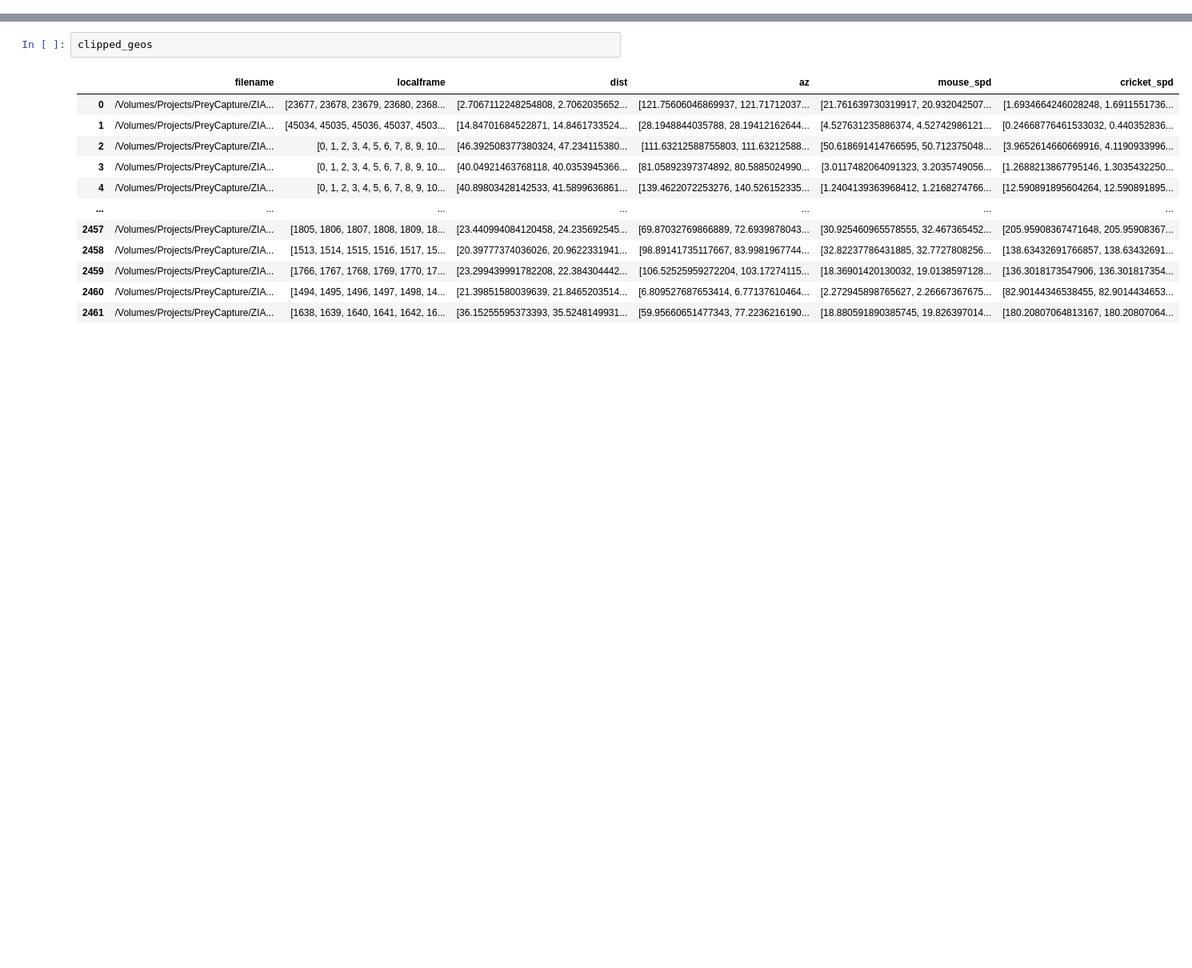
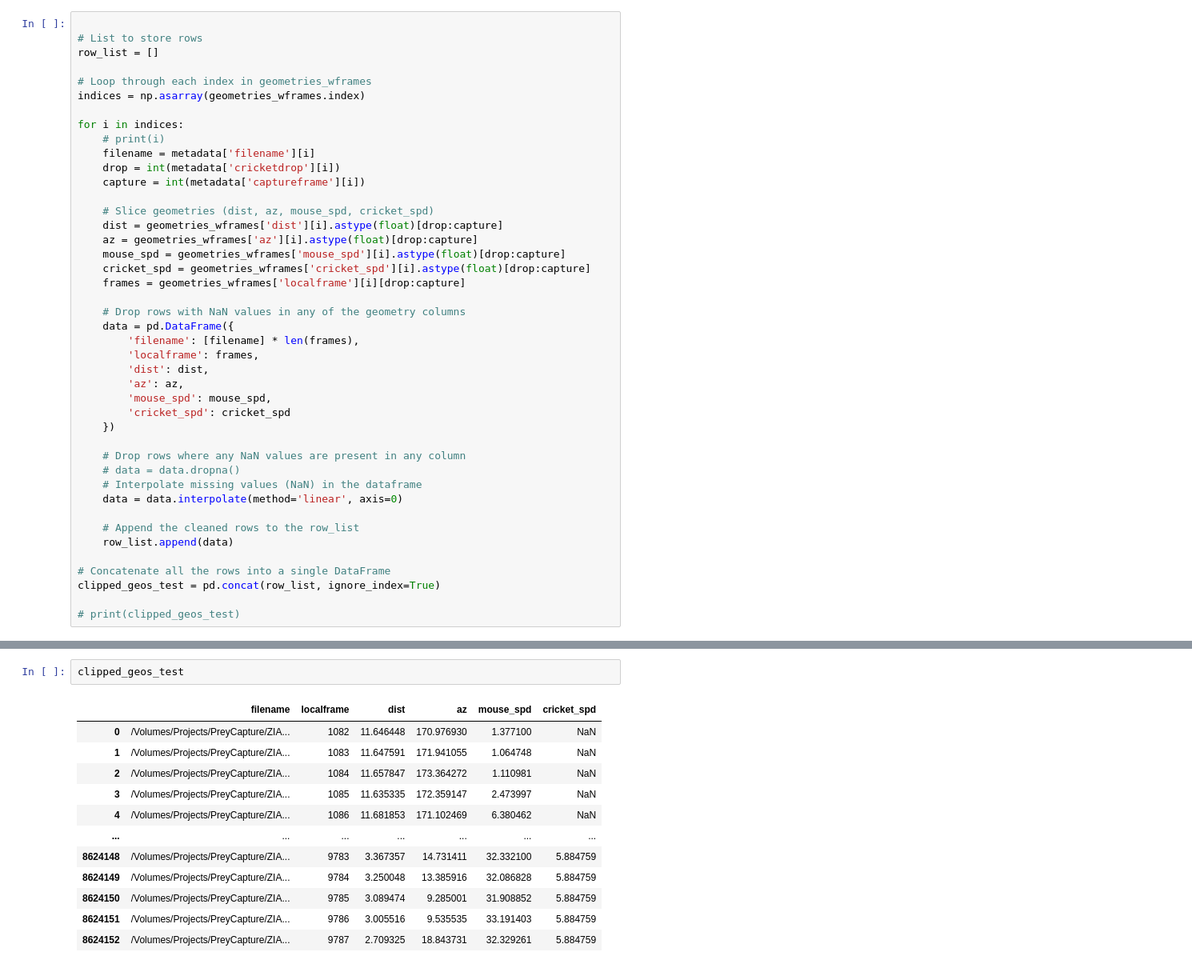
Before and after one commit to wehr-lab/Prey_Capture_Python, a Jupyter notebook: notebooks/flatten_geos.ipynb, the cells around one changed output, grey strips where cells are left out. Shown at 80% size. Saved outputs shown, nothing was run; the diff lists cells and outputs as text; blank space fills up the shorter version.

```diff
--- a/notebooks/flatten_geos.ipynb
+++ b/notebooks/flatten_geos.ipynb
@@ -314,0 +427,43 @@ empty array, no nans?
+# %%
+
+# List to store rows
+row_list = []
+
+# Loop through each index in geometries_wframes
+indices = np.asarray(geometries_wframes.index)
+
+for i in indices:
+    # print(i)
+    filename = metadata['filename'][i]
+    drop = int(metadata['cricketdrop'][i])
+    capture = int(metadata['captureframe'][i])
+
+    # Slice geometries (dist, az, mouse_spd, cricket_spd)
+    dist = geometries_wframes['dist'][i].astype(float)[drop:capture]
+    az = geometries_wframes['az'][i].astype(float)[drop:capture]
+    mouse_spd = geometries_wframes['mouse_spd'][i].astype(float)[drop:capture]
+    cricket_spd = geometries_wframes['cricket_spd'][i].astype(float)[drop:capture]
+    frames = geometries_wframes['localframe'][i][drop:capture]
+
+    # Drop rows with NaN values in any of the geometry columns
+    data = pd.DataFrame({
+        'filename': [filename] * len(frames),
+        'localframe': frames,
+        'dist': dist,
+        'az': az,
+        'mouse_spd': mouse_spd,
+        'cricket_spd': cricket_spd
+    })
+
+    # Drop rows where any NaN values are present in any column
+    # data = data.dropna()
+    # Interpolate missing values (NaN) in the dataframe
+    data = data.interpolate(method='linear', axis=0)
+
+    # Append the cleaned rows to the row_list
+    row_list.append(data)
+
+# Concatenate all the rows into a single DataFrame
+clipped_geos_test = pd.concat(row_list, ignore_index=True)
+
+# print(clipped_geos_test)
@@ -315,15 +472,15 @@ empty array, no nans?
 # %%
-clipped_geos
+clipped_geos_test
 # %% [output]
 |  | filename | localframe | dist | az | mouse_spd | cricket_spd |
-| 0 | /Volumes/Projects/PreyCapture/ZIA... | [23677, 23678, 23679, 23680, 2368... | [2.7067112248254808, 2.7062035652... | [121.75606046869937, 121.71712037... | [21.761639730319917, 20.932042507... | [1.6934664246028248, 1.6911551736... |
-| 1 | /Volumes/Projects/PreyCapture/ZIA... | [45034, 45035, 45036, 45037, 4503... | [14.84701684522871, 14.8461733524... | [28.1948844035788, 28.19412162644... | [4.527631235886374, 4.52742986121... | [0.24668776461533032, 0.440352836... |
-| 2 | /Volumes/Projects/PreyCapture/ZIA... | [0, 1, 2, 3, 4, 5, 6, 7, 8, 9, 10... | [46.392508377380324, 47.234115380... | [111.63212588755803, 111.63212588... | [50.618691414766595, 50.712375048... | [3.9652614660669916, 4.1190933996... |
-| 3 | /Volumes/Projects/PreyCapture/ZIA... | [0, 1, 2, 3, 4, 5, 6, 7, 8, 9, 10... | [40.04921463768118, 40.0353945366... | [81.05892397374892, 80.5885024990... | [3.0117482064091323, 3.2035749056... | [1.2688213867795146, 1.3035432250... |
-| 4 | /Volumes/Projects/PreyCapture/ZIA... | [0, 1, 2, 3, 4, 5, 6, 7, 8, 9, 10... | [40.89803428142533, 41.5899636861... | [139.4622072253276, 140.526152335... | [1.2404139363968412, 1.2168274766... | [12.590891895604264, 12.590891895... |
+| 0 | /Volumes/Projects/PreyCapture/ZIA... | 1082 | 11.646448 | 170.976930 | 1.377100 | NaN |
+| 1 | /Volumes/Projects/PreyCapture/ZIA... | 1083 | 11.647591 | 171.941055 | 1.064748 | NaN |
+| 2 | /Volumes/Projects/PreyCapture/ZIA... | 1084 | 11.657847 | 173.364272 | 1.110981 | NaN |
+| 3 | /Volumes/Projects/PreyCapture/ZIA... | 1085 | 11.635335 | 172.359147 | 2.473997 | NaN |
+| 4 | /Volumes/Projects/PreyCapture/ZIA... | 1086 | 11.681853 | 171.102469 | 6.380462 | NaN |
 | ... | ... | ... | ... | ... | ... | ... |
-| 2457 | /Volumes/Projects/PreyCapture/ZIA... | [1805, 1806, 1807, 1808, 1809, 18... | [23.440994084120458, 24.235692545... | [69.87032769866889, 72.6939878043... | [30.925460965578555, 32.467365452... | [205.95908367471648, 205.95908367... |
-| 2458 | /Volumes/Projects/PreyCapture/ZIA... | [1513, 1514, 1515, 1516, 1517, 15... | [20.39777374036026, 20.9622331941... | [98.89141735117667, 83.9981967744... | [32.82237786431885, 32.7727808256... | [138.63432691766857, 138.63432691... |
-| 2459 | /Volumes/Projects/PreyCapture/ZIA... | [1766, 1767, 1768, 1769, 1770, 17... | [23.299439991782208, 22.384304442... | [106.52525959272204, 103.17274115... | [18.36901420130032, 19.0138597128... | [136.3018173547906, 136.301817354... |
-| 2460 | /Volumes/Projects/PreyCapture/ZIA... | [1494, 1495, 1496, 1497, 1498, 14... | [21.39851580039639, 21.8465203514... | [6.809527687653414, 6.77137610464... | [2.272945898765627, 2.26667367675... | [82.90144346538455, 82.9014434653... |
-| 2461 | /Volumes/Projects/PreyCapture/ZIA... | [1638, 1639, 1640, 1641, 1642, 16... | [36.15255595373393, 35.5248149931... | [59.95660651477343, 77.2236216190... | [18.880591890385745, 19.826397014... | [180.20807064813167, 180.20807064... |
+| 8624148 | /Volumes/Projects/PreyCapture/ZIA... | 9783 | 3.367357 | 14.731411 | 32.332100 | 5.884759 |
+| 8624149 | /Volumes/Projects/PreyCapture/ZIA... | 9784 | 3.250048 | 13.385916 | 32.086828 | 5.884759 |
+| 8624150 | /Volumes/Projects/PreyCapture/ZIA... | 9785 | 3.089474 | 9.285001 | 31.908852 | 5.884759 |
+| 8624151 | /Volumes/Projects/PreyCapture/ZIA... | 9786 | 3.005516 | 9.535535 | 33.191403 | 5.884759 |
+| 8624152 | /Volumes/Projects/PreyCapture/ZIA... | 9787 | 2.709325 | 18.843731 | 32.329261 | 5.884759 |
```
Also changed, not shown: parts of 23 cells of this notebook, 39 other files.
